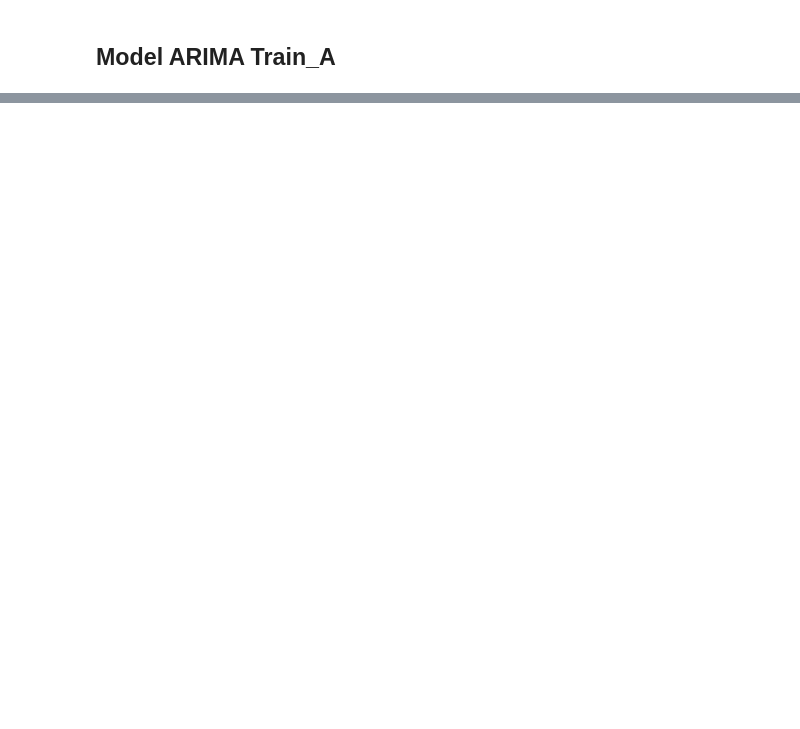
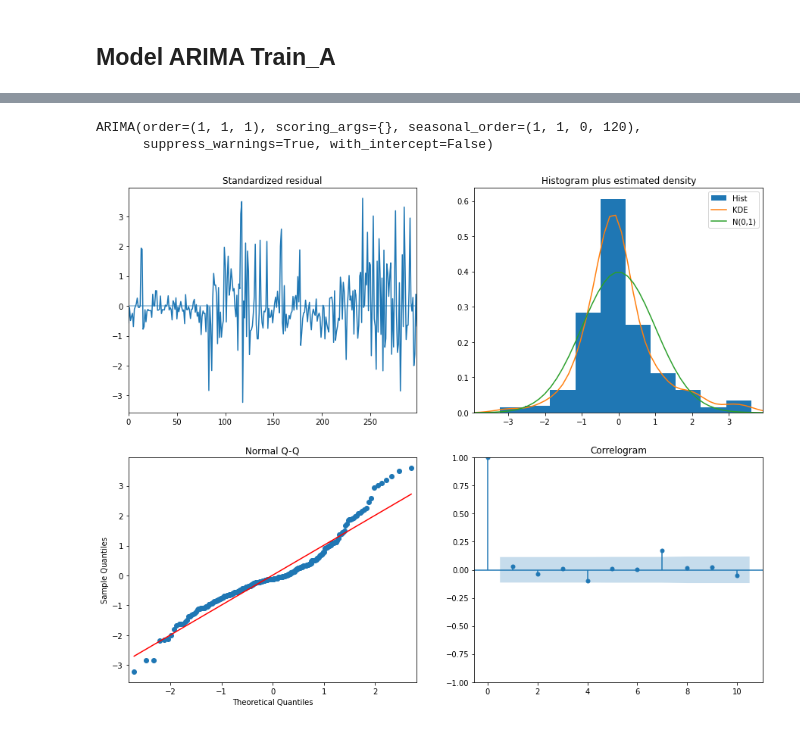
Before and after one commit to sgso-free/usecpu-time-series-project, a Jupyter notebook: src/explore.ipynb, the cells around one changed output, grey strips where cells are left out. Saved outputs shown, nothing was run; the diff lists cells and outputs as text; code cells hidden in the pictures; blank space fills up the shorter version.

```diff
--- a/src/explore.ipynb
+++ b/src/explore.ipynb
@@ -166,0 +199,9 @@ Total fit time: 291.715 seconds
+# %%
+stepwise_model = auto_arima(df_raw, start_p=1, start_q=1,
+                           max_p=1, max_q=1, m=60*2,
+                           start_P=0, seasonal=True,
+                           d=1, D=1,max_P=1,max_Q=1, trace=True,
+                           error_action='ignore',
+                           suppress_warnings=True,
+                           stepwise=True,random_state=45)
+print(stepwise_model.aic())
@@ -166,0 +228,12 @@ Total fit time: 291.715 seconds
+# %%
+# Train the model
+stepwise_model.fit(df_raw)
+# %% [output]
+ARIMA(order=(1, 1, 1), scoring_args={}, seasonal_order=(1, 1, 0, 120),
+      suppress_warnings=True, with_intercept=False)
+# %%
+#The plot_diagnostics object allows us to quickly generate model diagnostics and investigate for any unusual behavior.
+stepwise_model.fit(df_raw).plot_diagnostics(figsize=(15, 12))
+plt.show()
+# %% [output]
+[figure, added]
```
Also changed, not shown: parts of 13 cells of this notebook, 1 other file.
